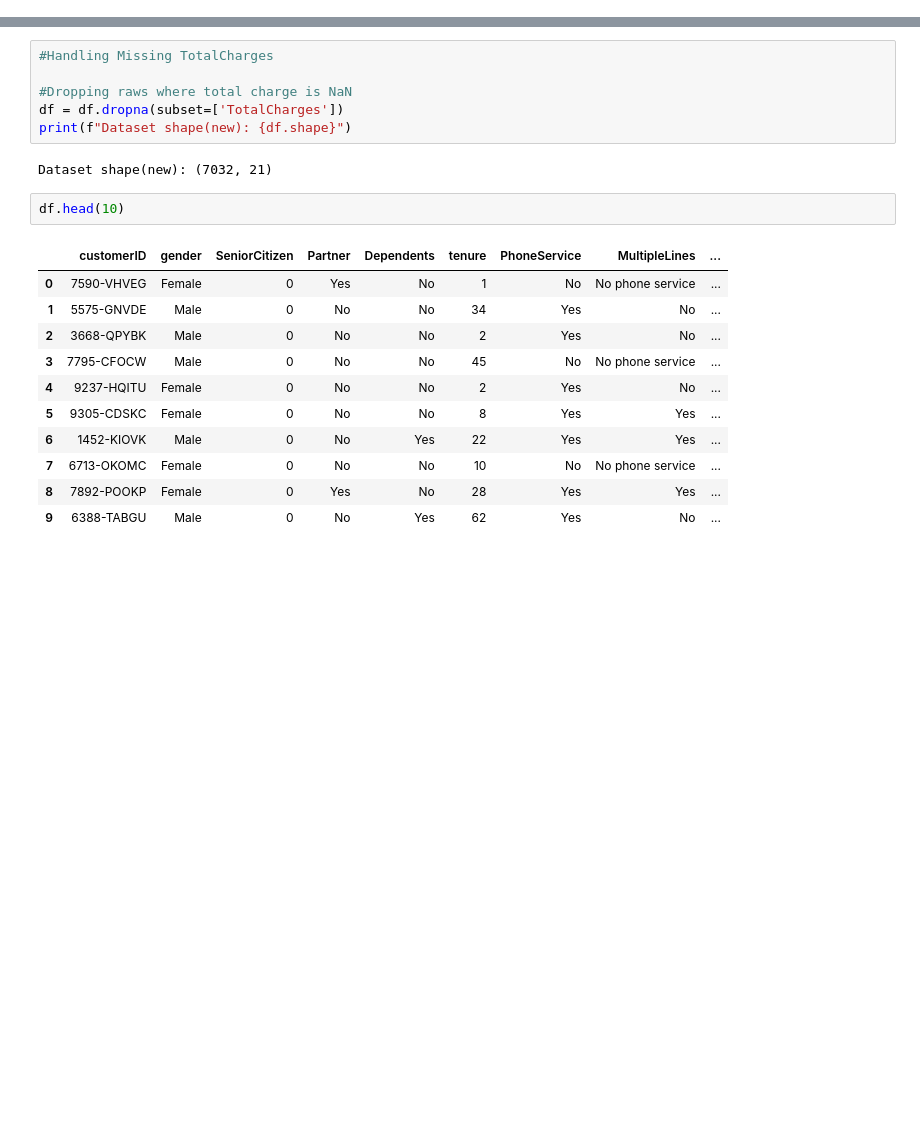
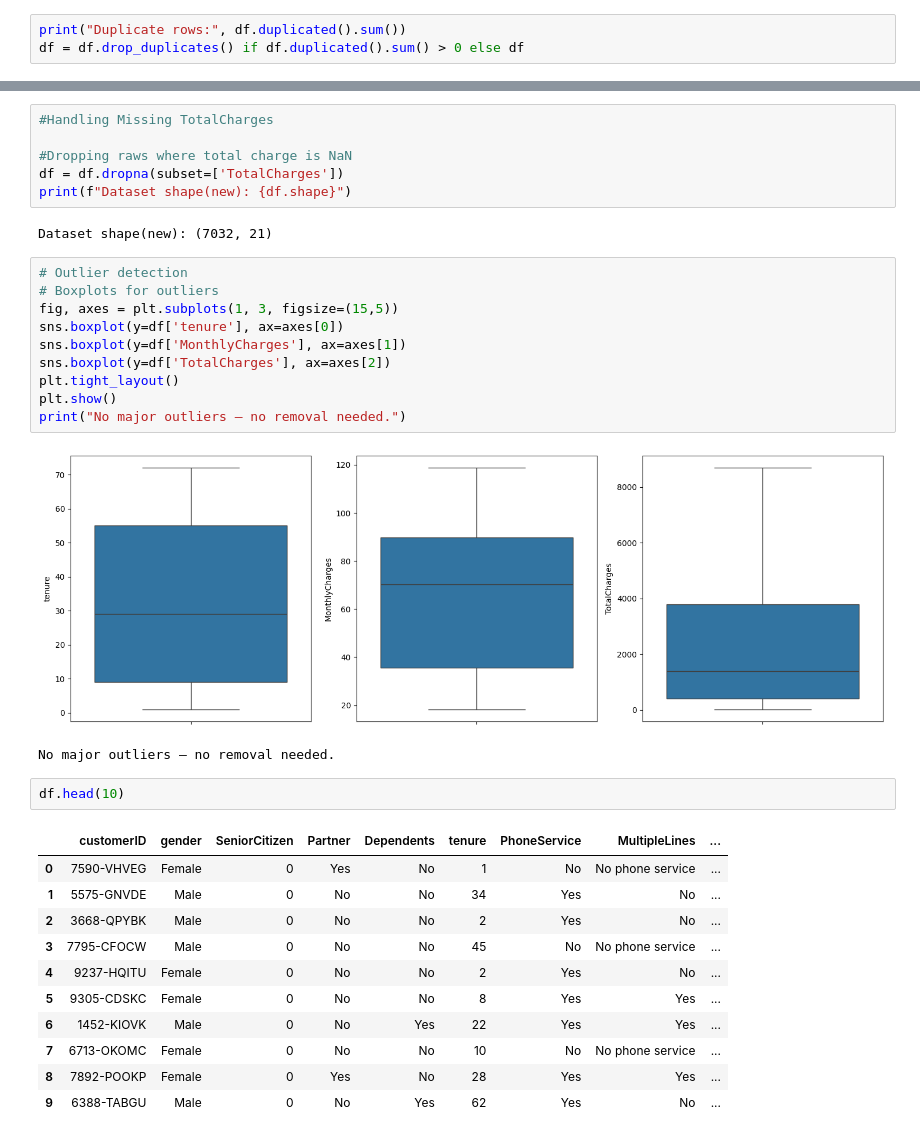
Before and after one commit to Yenuli0808/CM2604_Telco_Customer_Churn-CW, a Jupyter notebook: notebooks/02_data_cleaning.ipynb, the cells around one changed output, grey strips where cells are left out. Saved outputs shown, nothing was run; the diff lists cells and outputs as text; blank space fills up the shorter version.

Commit message:
code modification on some parts , outlier checks

```diff
--- a/notebooks/02_data_cleaning.ipynb
+++ b/notebooks/02_data_cleaning.ipynb
@@ -27,3 +27,6 @@ print(f"Dataset shape: {df.shape}")  # (rows, columns)
 
 === Data set overview ===
 Dataset shape: (7043, 21)
+# %%
+print("Duplicate rows:", df.duplicated().sum())
+df = df.drop_duplicates() if df.duplicated().sum() > 0 else df
@@ -58,6 +63,19 @@ df = df.dropna(subset=['TotalCharges'])
 print(f"Dataset shape(new): {df.shape}")
 # %% [output]
 Dataset shape(new): (7032, 21)
+# %%
+# Outlier detection
+# Boxplots for outliers
+fig, axes = plt.subplots(1, 3, figsize=(15,5))
+sns.boxplot(y=df['tenure'], ax=axes[0])
+sns.boxplot(y=df['MonthlyCharges'], ax=axes[1])
+sns.boxplot(y=df['TotalCharges'], ax=axes[2])
+plt.tight_layout()
+plt.show()
+print("No major outliers — no removal needed.")
+# %% [output]
+[figure, added]
+No major outliers — no removal needed.
 # %%
 df.head(10)
 # %% [output]
```
Also changed, not shown: parts of 7 cells of this notebook.
